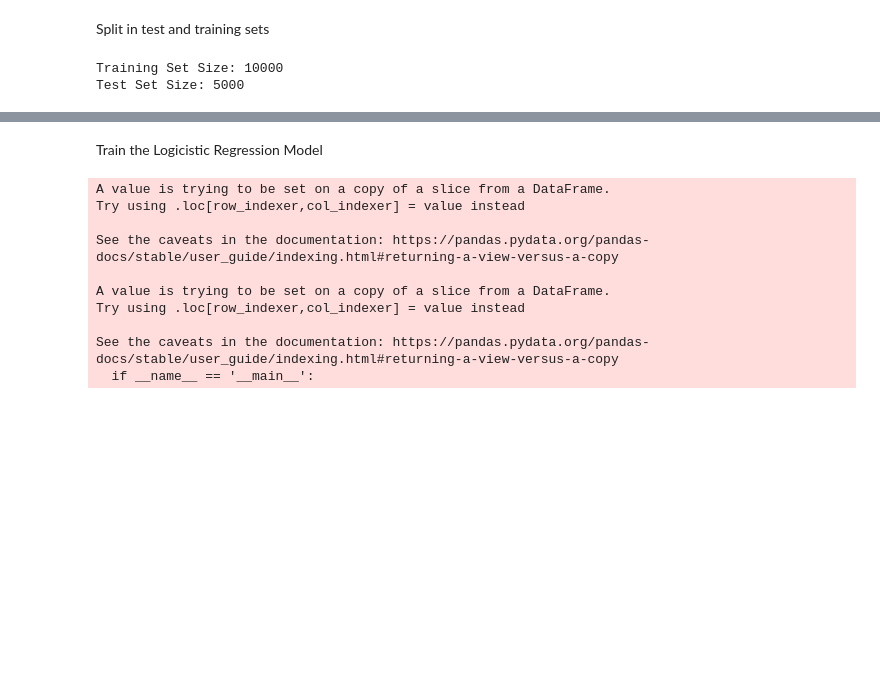
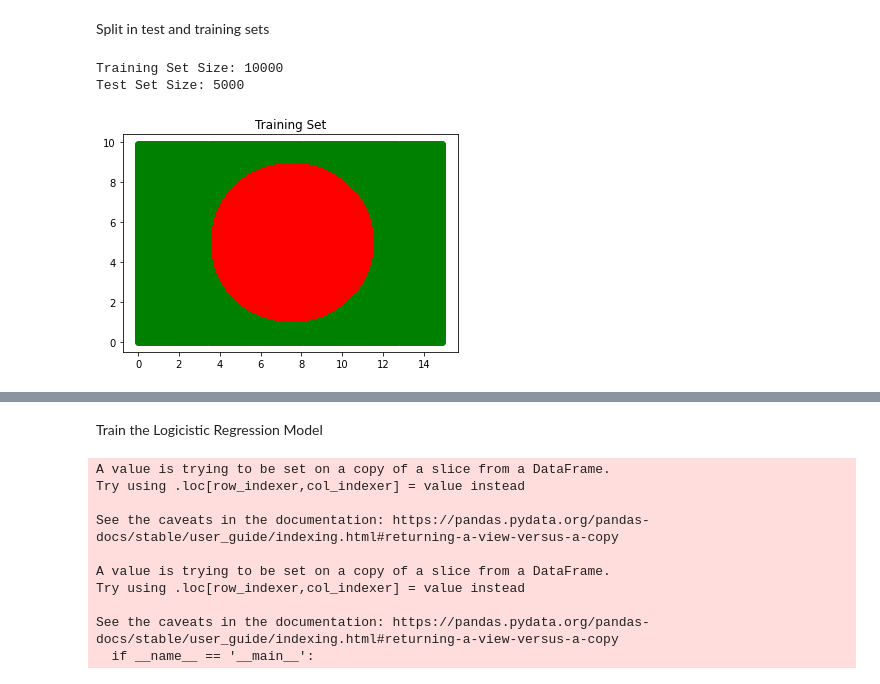
Before and after one commit to cagBRT/Machine-Learning, a Jupyter notebook: SVMcompare.ipynb, the cells around one changed output, grey strips where cells are left out. Drawn from its saved outputs; the diff is of its cells as text; code cells hidden in the pictures; blank space fills up the shorter version.

```diff
--- a/SVMcompare.ipynb
+++ b/SVMcompare.ipynb
@@ -61,3 +62,11 @@ cols = ["x", "y"]
 # %% [output]
 Training Set Size: 10000
 Test Set Size: 5000
+# %%
+# plot a figure for the training dataset
+for color in df.color.unique():
+    idx = df.color==color
+    pl.scatter(df[idx].x, df[idx].y, color=color)
+    pl.title('Training Set')
+# %% [output]
+[figure, added]
```
Also changed, not shown: parts of 2 cells of this notebook.
